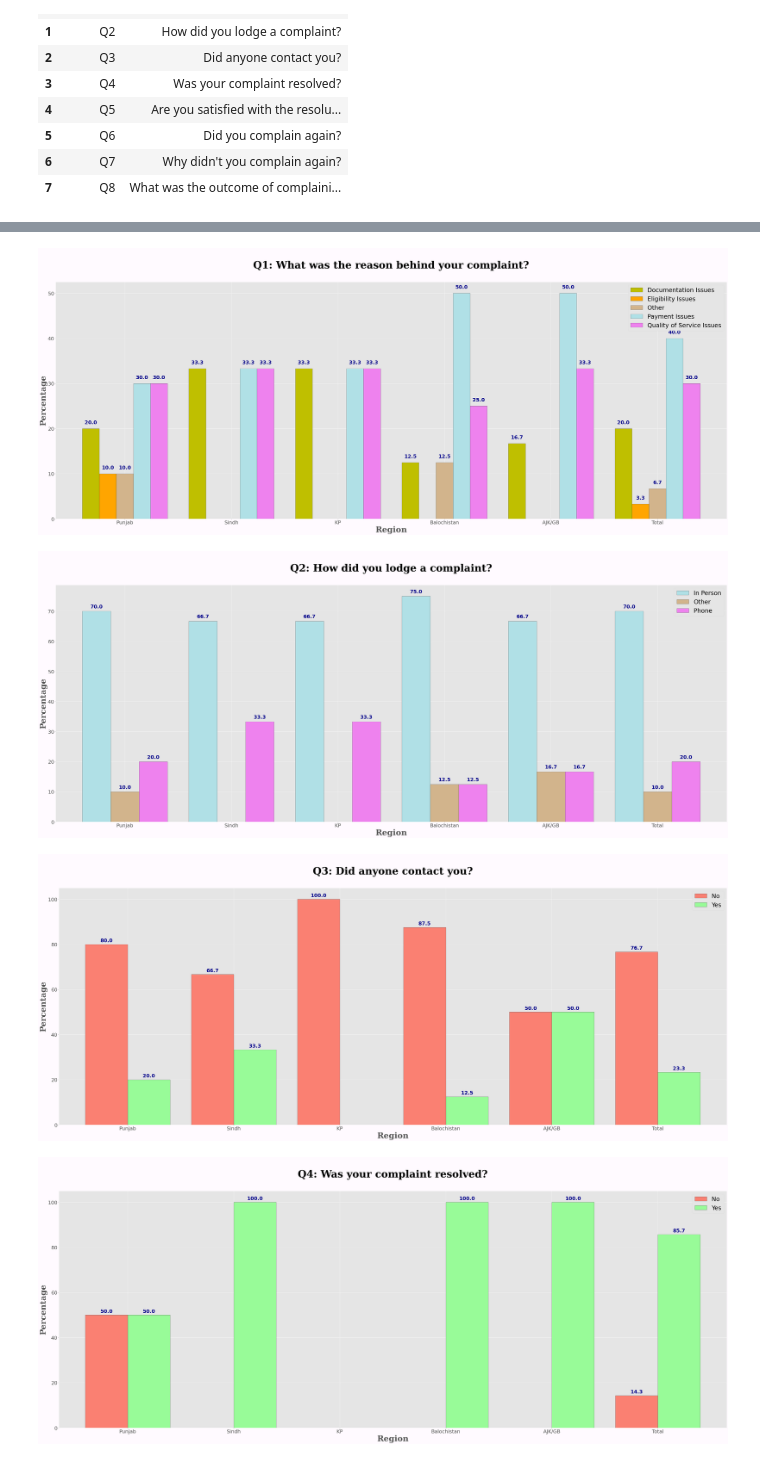
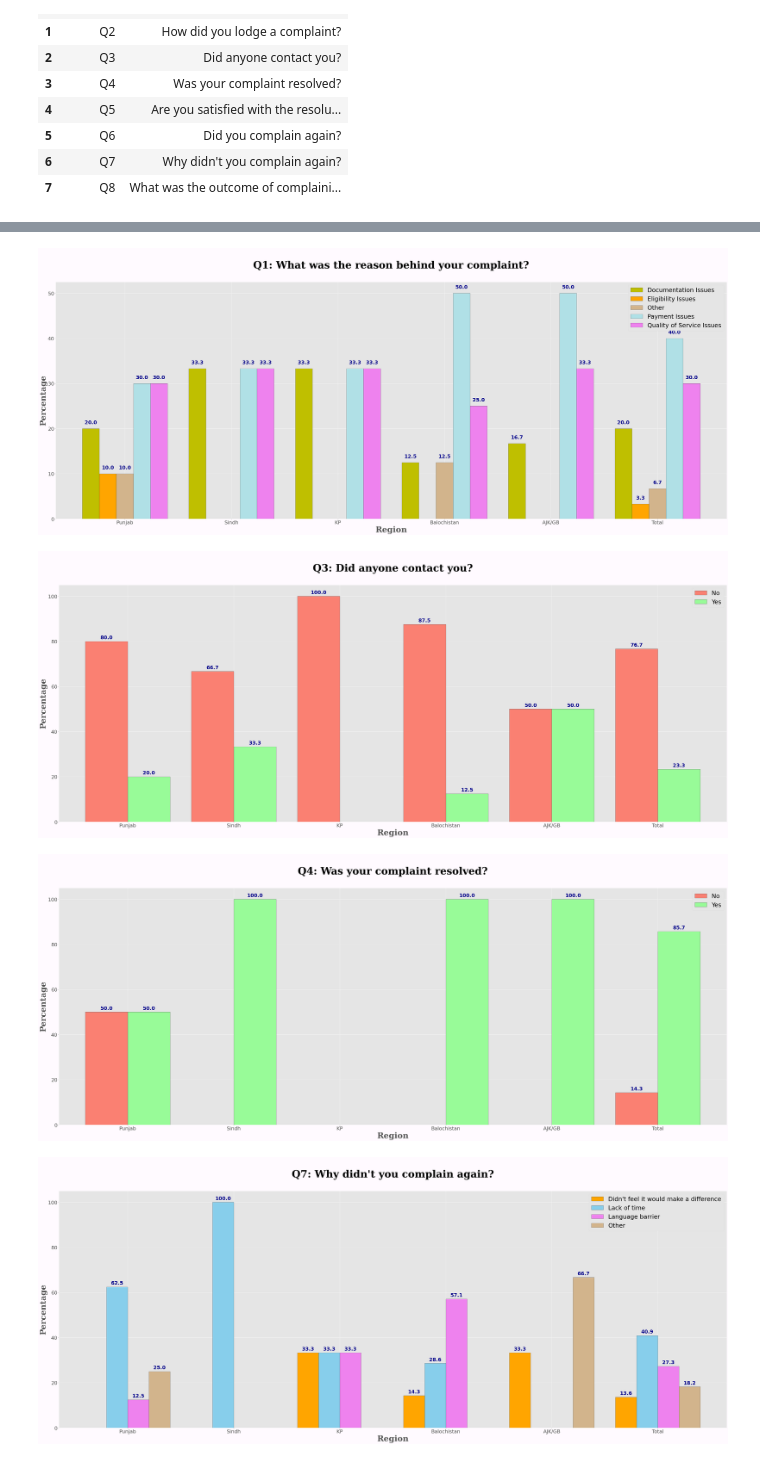
Before and after one commit to snaveerafrizvi/Grievance-Redressal, a Jupyter notebook: Grievance_redressal_sampledata.ipynb, the cells around one changed output, grey strips where cells are left out. Cells and saved outputs as stored; diff of their text form; code cells hidden in the pictures.

```diff
--- a/Grievance_redressal_sampledata.ipynb
+++ b/Grievance_redressal_sampledata.ipynb
@@ -234,14 +249,14 @@ def plot_bars(col,barcolors):
     fig.set_facecolor(tuple(np.array([255, 250, 255]) / 255))
     fig.tight_layout()
 # %%
-# Plot Bar chart
+# Plot Bar charts
 
 plot_bars(df.columns[1],['y','orange','tan','powderblue','violet'])
-plot_bars(df.columns[2],['powderblue','tan','violet'])
 plot_bars(df.columns[3],{'Yes':'palegreen','No':'salmon'})
 plot_bars(df.columns[4],{'Yes':'palegreen','No':'salmon'})
+plot_bars(df.columns[7],['orange','skyblue','violet','tan'])
 # %% [output]
 [figure]
-[figure, old version]
+[figure, new version]
-[figure, old version]
+[figure, new version]
-[figure, old version]
+[figure, new version]
```
Also changed, not shown: parts of 8 cells of this notebook, 1 other file.
